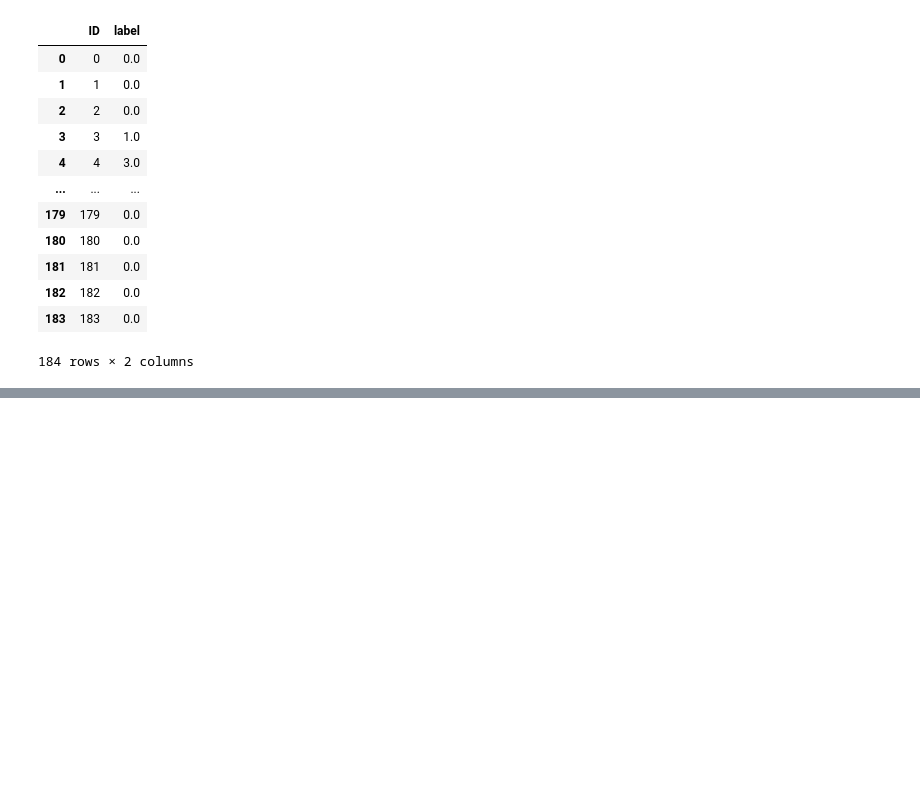
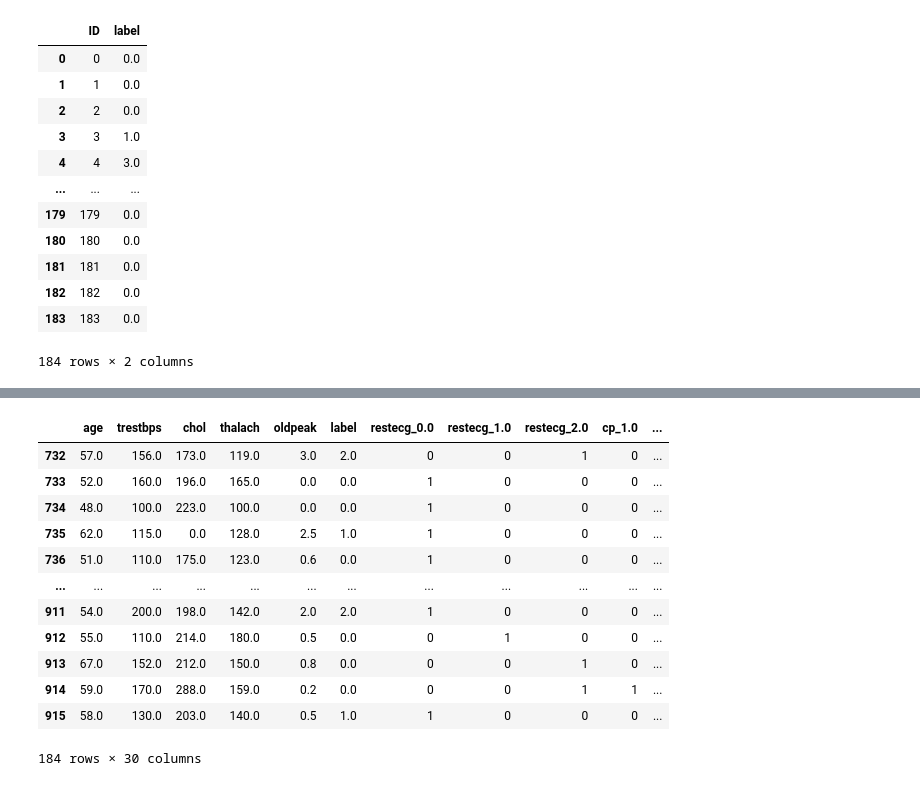
Before and after one commit to nachoreyesv/DATA_PROJECT_3, a Jupyter notebook: Ejecutable/Nacho/nacho_main.ipynb, the cells around one changed output, grey strips where cells are left out. Saved outputs shown, nothing was run; the diff lists cells and outputs as text; code cells hidden in the pictures; blank space fills up the shorter version.

```diff
--- a/Ejecutable/Nacho/nacho_main.ipynb
+++ b/Ejecutable/Nacho/nacho_main.ipynb
@@ -458,0 +631,17 @@ try3_df
+# %%
+from sklearn.ensemble import RandomForestClassifier
+from sklearn.impute import SimpleImputer
+
+target_column = 'label'
+features_train = df_nuevo_train.drop(columns=[target_column])
+target_train = df_nuevo_train[target_column]
+
+features_test = df_nuevo_test.drop(columns=[target_column])
+
+model = RandomForestClassifier(n_estimators=100, random_state=42)
+model.fit(features_train, target_train)
+
+predicted_classes = model.predict(features_test)
+
+predicted_df = df_nuevo_test.copy()
+predicted_df[target_column] = predicted_classes
@@ -458,0 +666,16 @@ try3_df
+# %%
+predicted_df
+# %% [output]
+|  | age | trestbps | chol | thalach | oldpeak | label | restecg_0.0 | restecg_1.0 | restecg_2.0 | cp_1.0 | ... |
+| 732 | 57.0 | 156.0 | 173.0 | 119.0 | 3.0 | 2.0 | 0 | 0 | 1 | 0 | ... |
+| 733 | 52.0 | 160.0 | 196.0 | 165.0 | 0.0 | 0.0 | 1 | 0 | 0 | 0 | ... |
+| 734 | 48.0 | 100.0 | 223.0 | 100.0 | 0.0 | 0.0 | 1 | 0 | 0 | 0 | ... |
+| 735 | 62.0 | 115.0 | 0.0 | 128.0 | 2.5 | 1.0 | 1 | 0 | 0 | 0 | ... |
+| 736 | 51.0 | 110.0 | 175.0 | 123.0 | 0.6 | 0.0 | 1 | 0 | 0 | 0 | ... |
+| ... | ... | ... | ... | ... | ... | ... | ... | ... | ... | ... | ... |
+| 911 | 54.0 | 200.0 | 198.0 | 142.0 | 2.0 | 2.0 | 1 | 0 | 0 | 0 | ... |
+| 912 | 55.0 | 110.0 | 214.0 | 180.0 | 0.5 | 0.0 | 0 | 1 | 0 | 0 | ... |
+| 913 | 67.0 | 152.0 | 212.0 | 150.0 | 0.8 | 0.0 | 0 | 0 | 1 | 0 | ... |
+| 914 | 59.0 | 170.0 | 288.0 | 159.0 | 0.2 | 0.0 | 0 | 0 | 1 | 1 | ... |
+| 915 | 58.0 | 130.0 | 203.0 | 140.0 | 0.5 | 1.0 | 1 | 0 | 0 | 0 | ... |
+184 rows × 30 columns
```
Also changed, not shown: parts of 27 cells of this notebook, 3 other files.
